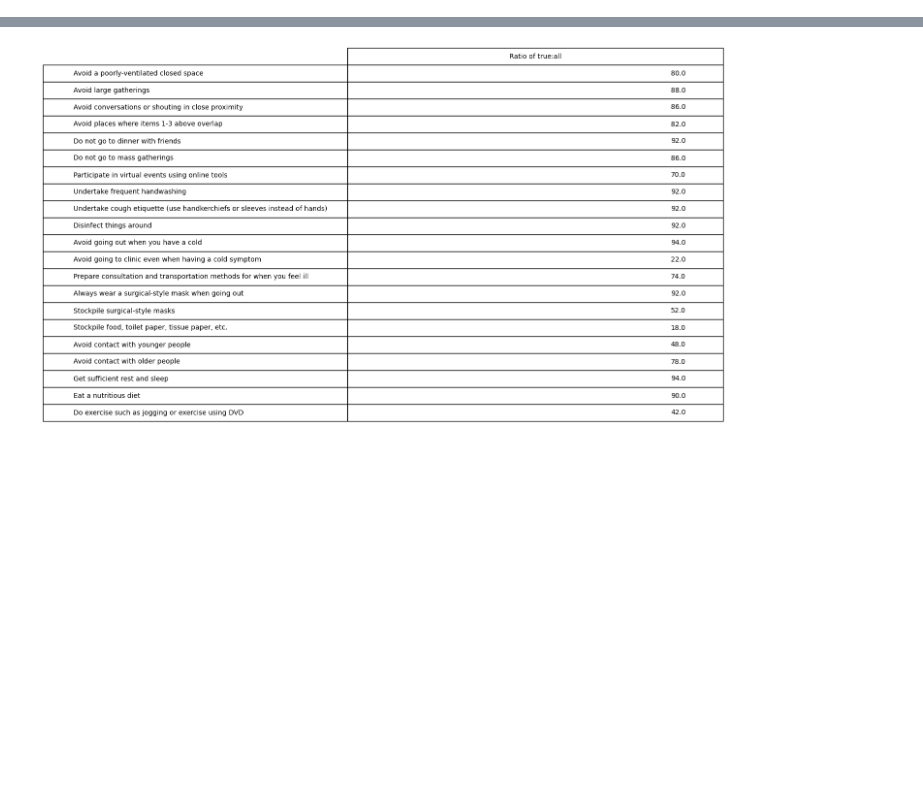
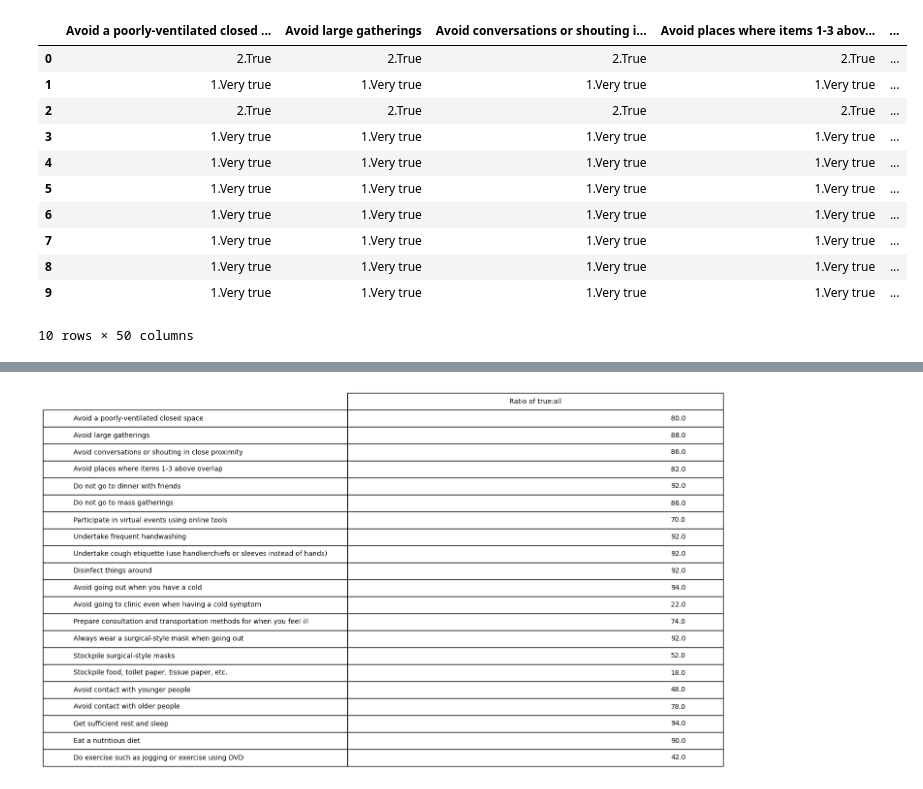
Before and after one commit to BumbuShoji/grad, a Jupyter notebook: 0716_01.ipynb, the cells around one changed output, grey strips where cells are left out. Cells and saved outputs as stored; diff of their text form; code cells hidden in the pictures; blank space fills up the shorter version.

```diff
--- a/0716_01.ipynb
+++ b/0716_01.ipynb
@@ -216,7 +260,10 @@ def calculate_column_odds_ratio(df):
 # %%
 # Data loading and preprocessing
 df_raw_data, dict_subquestion, dict_choice = load_data()
-df_sampled_data = df_raw_data.sample(50, random_state=42)
+df_sampled_data = df_raw_data.sample(5, random_state=42)
 dict_answer = get_choice_and_question_text(df_sampled_data, dict_subquestion, dict_choice)
 # OpenAI-based response generation
-#df_sampled_responses, dict_sampled_responses = get_response_dict(dict_answer)
+df_sampled_responses, df_sampled_responses_extract = get_response_df(dict_answer)
+
+display(df_sampled_responses.head(10))
+display(df_sampled_responses_extract.head(10))
@@ -224,7 +285,7 @@ dict_answer = get_choice_and_question_text(df_sampled_data, dict_subquestion, di
 
 
 # Define filters
-filters_to_process = {
+filters_to_preprocess = {
     'DRINK': {("Never drink", "I used to drink, but I quitted", "Few times per month", "1-2 times per week"): 0,
               ("3-6 times per week", "Every day"): 1},
     'SMOKE': {("Never smoked", "Used to smoke but do not now"): 0,
@@ -234,10 +295,13 @@ filters_to_process = {
             tuple([7, 8]): "40s",
             tuple([9, 10]): "50s",
             tuple([11]): "60s"},
-    'SEX': {"male": 1, "female": 0},
+    'SEX': {"Male": 1, "Female": 0},
     'MARRIED': {"Not married": 0, "Married": 1},
     'GRADUATE UNIVERSITY': {"No": 0, "Yes": 1},
     'CHILD': {"No": 0, "Yes": 1}
+}
+filter_to_preprocess_response = {
+    "Avoid places where items 1-3 above overlap":{("1.Very true","2.True","3.Neither"):0,("4.Not true","5.Not at all"):1},
 }
 
 def apply_filter(value, filter_dict):
@@ -246,16 +310,27 @@ def apply_filter(value, filter_dict):
             return val
     return value
 
-def process_dataframe(df, filters):
+def preprocess_df_answer(df, filters):
     # Apply filters
+    df_return = df.copy()
     for column, filter_dict in filters.items():
         if column in df.columns:
             if isinstance(list(filter_dict.keys())[0], tuple):
-                df[column] = df[column].apply(lambda x: apply_filter(x, filter_dict))
+                df_return[column] = df[column].apply(lambda x: apply_filter(x, filter_dict))
             else:
-                df[column] = df[column].map(filter_dict)
+                df_return[column] = df[column].map(filter_dict)
 
     # One-hot encoding for AGE, WORK, and HOUSE INCOME
-    df = pd.get_dummies(df, columns=['AGE', 'WORK', 'HOUSE INCOME'], prefix=['AGE', 'WORK', 'HOUSE_INCOME'], dtype=int)
+    df_return = pd.get_dummies(df_return, columns=['AGE', 'WORK', 'HOUSE INCOME'], prefix=['AGE', 'WORK', 'HOUSE_INCOME'], dtype=int)
 
-    return df
+    return df_return
+
+def preprocess_df_response(df, filters):
+    df_return = df.copy()
+    for column, filter_dict in filters.items():
+        if column in df.columns:
+            if isinstance(list(filter_dict.keys())[0], tuple):
+                df_return[column + " binary"] = df[column].apply(lambda x: apply_filter(x, filter_dict))
+            else:
+                df_return[column + " binary"] = df[column].map(filter_dict)
+    return df_return
@@ -272,4 +337,4 @@ print(calculate_column_odds_ratio(processed_df))
 # %%
 df_answer = pd.DataFrame(dict_answer).T
-df_answer_processed = process_dataframe(df_answer,filters)
-display(df_answer_processed)
+df_answer_preprocessed = preprocess_df_answer(df_answer, filters_to_preprocess)
+df_answer_preprocessed_split=df_answer_preprocessed.iloc[:,13:]
@@ -316,0 +341,18 @@ display(df_sampled_responses)
+# %%
+df_sampled_responses_extract_preprocessed = preprocess_df_response(df_sampled_responses_extract, filter_to_preprocess_response)
+# %%
+df_merged = pd.merge(df_sampled_responses_extract_preprocessed,df_answer_preprocessed_split, left_index=True, right_index=True)
+df_merged.head(10)
+# %% [output]
+|  | Avoid a poorly-ventilated closed ... | Avoid large gatherings | Avoid conversations or shouting i... | Avoid places where items 1-3 abov... | ... |
+| 0 | 2.True | 2.True | 2.True | 2.True | ... |
+| 1 | 1.Very true | 1.Very true | 1.Very true | 1.Very true | ... |
+| 2 | 2.True | 2.True | 2.True | 2.True | ... |
+| 3 | 1.Very true | 1.Very true | 1.Very true | 1.Very true | ... |
+| 4 | 1.Very true | 1.Very true | 1.Very true | 1.Very true | ... |
+| 5 | 1.Very true | 1.Very true | 1.Very true | 1.Very true | ... |
+| 6 | 1.Very true | 1.Very true | 1.Very true | 1.Very true | ... |
+| 7 | 1.Very true | 1.Very true | 1.Very true | 1.Very true | ... |
+| 8 | 1.Very true | 1.Very true | 1.Very true | 1.Very true | ... |
+| 9 | 1.Very true | 1.Very true | 1.Very true | 1.Very true | ... |
+10 rows × 50 columns
```
Also changed, not shown: parts of 10 cells of this notebook.
